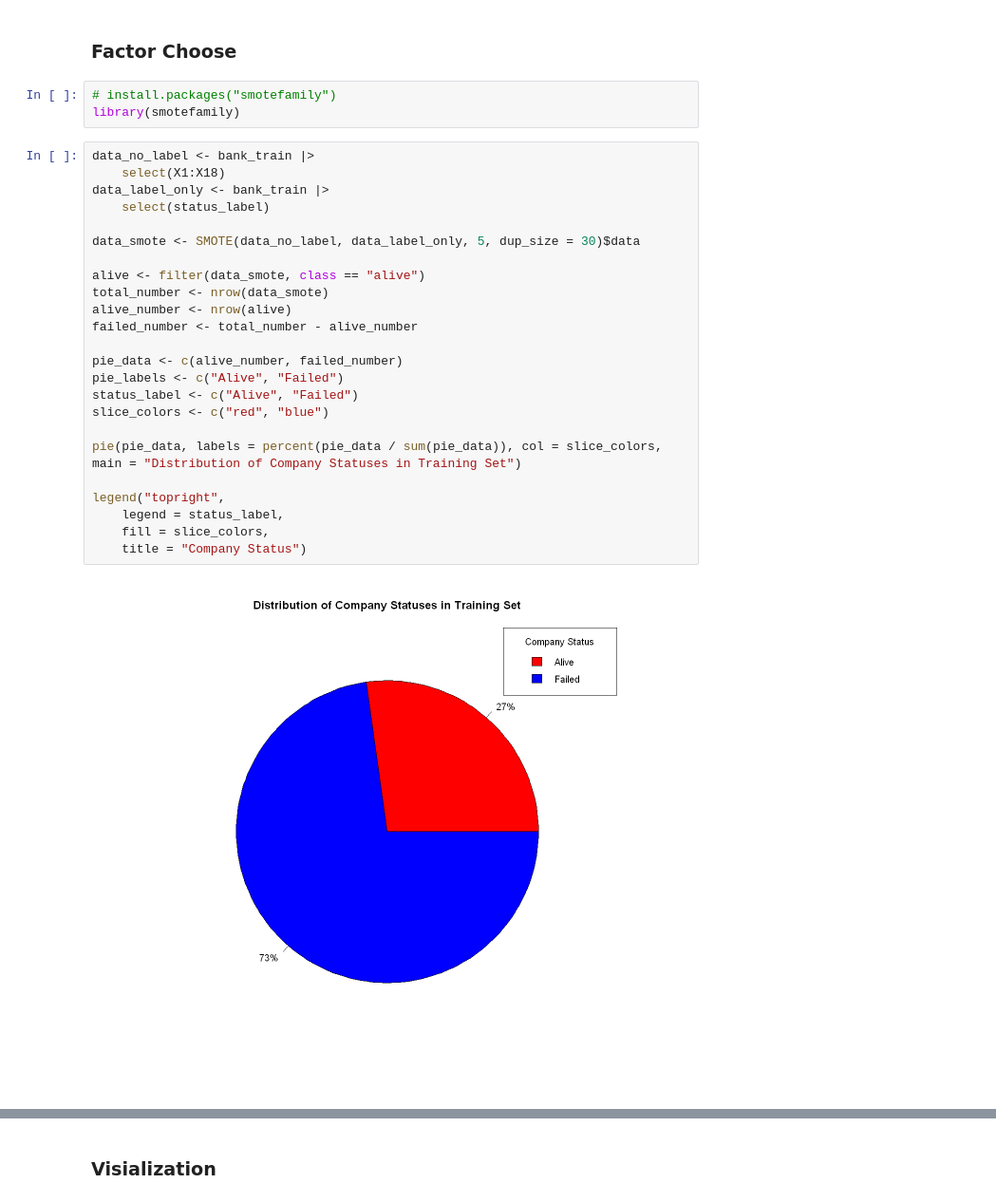
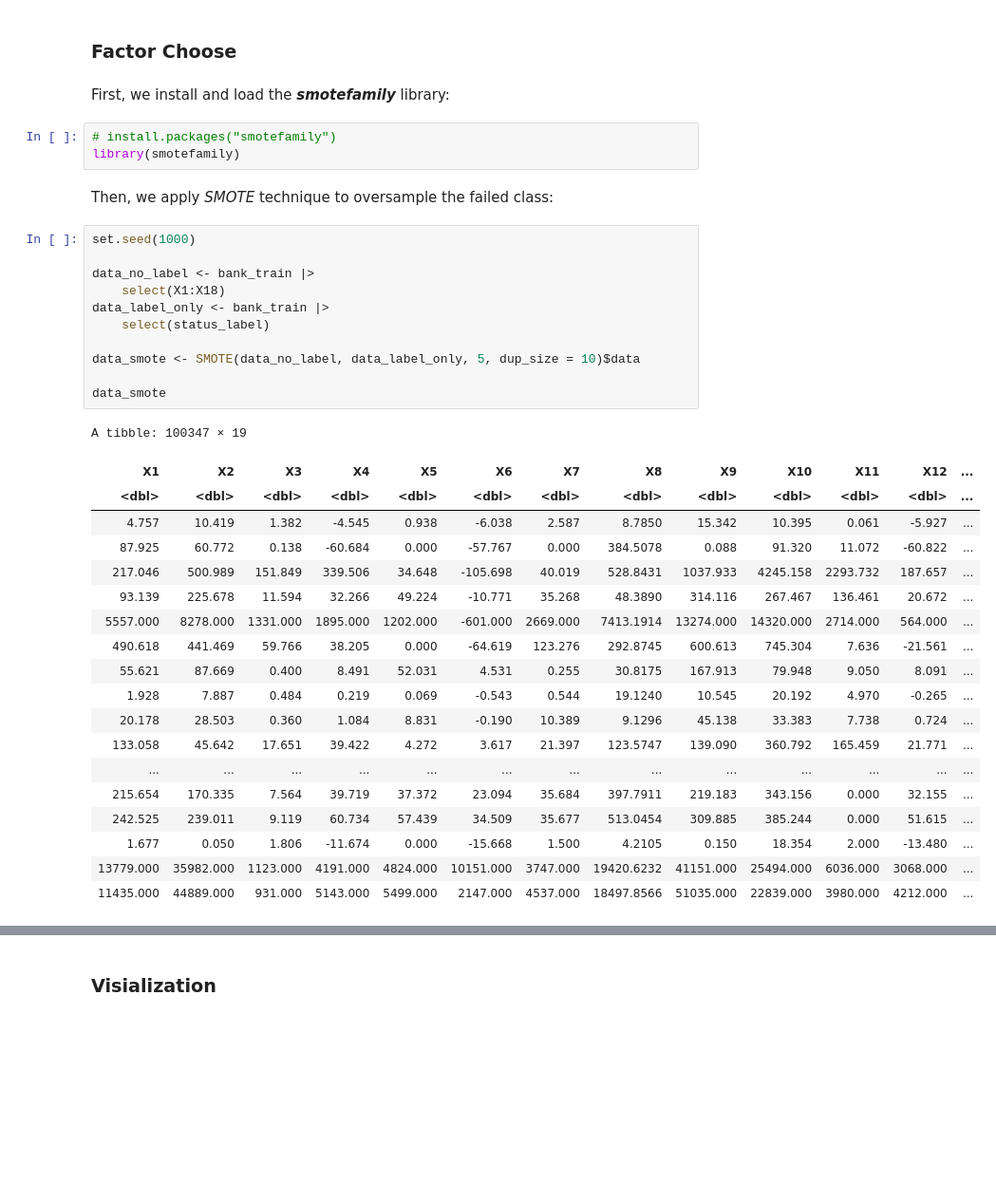
Before and after one commit to 4ugenstern/DSCI-100-GroupProject, a Jupyter notebook: Bankruptcy_Prediction_Proposal.ipynb, the cells around one changed output, grey strips where cells are left out. Shown: that part at 95% size. Drawn from its saved outputs; the diff is of its cells as text; blank space fills up the shorter version.

```diff
--- a/Bankruptcy_Prediction_Proposal.ipynb
+++ b/Bankruptcy_Prediction_Proposal.ipynb
@@ -258,32 +235,41 @@ As we can see from the Correlation Matrix,
 - Use the testing data to test the accuracy of the model and enhance the model.
 # %% [markdown]
 ### Factor Choose
+# %% [markdown]
+First, we install and load the ***smotefamily***  library:
 # %%
 # install.packages("smotefamily")
 library(smotefamily)
+# %% [markdown]
+Then, we apply *SMOTE* technique to oversample the failed class:
 # %%
+set.seed(1000)
+
 data_no_label <- bank_train |>
     select(X1:X18)
 data_label_only <- bank_train |>
     select(status_label)
 
-data_smote <- SMOTE(data_no_label, data_label_only, 5, dup_size = 30)$data
+data_smote <- SMOTE(data_no_label, data_label_only, 5, dup_size = 10)$data
 
-alive <- filter(data_smote, class == "alive")
-total_number <- nrow(data_smote)
-alive_number <- nrow(alive)
-failed_number <- total_number - alive_number
-
-pie_data <- c(alive_number, failed_number)
-pie_labels <- c("Alive", "Failed")
-status_label <- c("Alive", "Failed")
-slice_colors <- c("red", "blue")
-
-pie(pie_data, labels = percent(pie_data / sum(pie_data)), col = slice_colors, main = "Distribution of Company Statuses in Training Set")
-
-legend("topright",
-    legend = status_label,
-    fill = slice_colors,
-    title = "Company Status")
+data_smote
 # %% [output]
-[figure, removed]
+A tibble: 100347 × 19
+| X1 | X2 | X3 | X4 | X5 | X6 | X7 | X8 | X9 | X10 | X11 | X12 | ... |
+| <dbl> | <dbl> | <dbl> | <dbl> | <dbl> | <dbl> | <dbl> | <dbl> | <dbl> | <dbl> | <dbl> | <dbl> | ... |
+| 4.757 | 10.419 | 1.382 | -4.545 | 0.938 | -6.038 | 2.587 | 8.7850 | 15.342 | 10.395 | 0.061 | -5.927 | ... |
+| 87.925 | 60.772 | 0.138 | -60.684 | 0.000 | -57.767 | 0.000 | 384.5078 | 0.088 | 91.320 | 11.072 | -60.822 | ... |
+| 217.046 | 500.989 | 151.849 | 339.506 | 34.648 | -105.698 | 40.019 | 528.8431 | 1037.933 | 4245.158 | 2293.732 | 187.657 | ... |
+| 93.139 | 225.678 | 11.594 | 32.266 | 49.224 | -10.771 | 35.268 | 48.3890 | 314.116 | 267.467 | 136.461 | 20.672 | ... |
+| 5557.000 | 8278.000 | 1331.000 | 1895.000 | 1202.000 | -601.000 | 2669.000 | 7413.1914 | 13274.000 | 14320.000 | 2714.000 | 564.000 | ... |
+| 490.618 | 441.469 | 59.766 | 38.205 | 0.000 | -64.619 | 123.276 | 292.8745 | 600.613 | 745.304 | 7.636 | -21.561 | ... |
+| 55.621 | 87.669 | 0.400 | 8.491 | 52.031 | 4.531 | 0.255 | 30.8175 | 167.913 | 79.948 | 9.050 | 8.091 | ... |
+| 1.928 | 7.887 | 0.484 | 0.219 | 0.069 | -0.543 | 0.544 | 19.1240 | 10.545 | 20.192 | 4.970 | -0.265 | ... |
+| 20.178 | 28.503 | 0.360 | 1.084 | 8.831 | -0.190 | 10.389 | 9.1296 | 45.138 | 33.383 | 7.738 | 0.724 | ... |
+| 133.058 | 45.642 | 17.651 | 39.422 | 4.272 | 3.617 | 21.397 | 123.5747 | 139.090 | 360.792 | 165.459 | 21.771 | ... |
+| ... | ... | ... | ... | ... | ... | ... | ... | ... | ... | ... | ... | ... |
+| 215.654 | 170.335 | 7.564 | 39.719 | 37.372 | 23.094 | 35.684 | 397.7911 | 219.183 | 343.156 | 0.000 | 32.155 | ... |
+| 242.525 | 239.011 | 9.119 | 60.734 | 57.439 | 34.509 | 35.677 | 513.0454 | 309.885 | 385.244 | 0.000 | 51.615 | ... |
+| 1.677 | 0.050 | 1.806 | -11.674 | 0.000 | -15.668 | 1.500 | 4.2105 | 0.150 | 18.354 | 2.000 | -13.480 | ... |
+| 13779.000 | 35982.000 | 1123.000 | 4191.000 | 4824.000 | 10151.000 | 3747.000 | 19420.6232 | 41151.000 | 25494.000 | 6036.000 | 3068.000 | ... |
+| 11435.000 | 44889.000 | 931.000 | 5143.000 | 5499.000 | 2147.000 | 4537.000 | 18497.8566 | 51035.000 | 22839.000 | 3980.000 | 4212.000 | ... |
```
Also changed, not shown: parts of 14 cells of this notebook.
